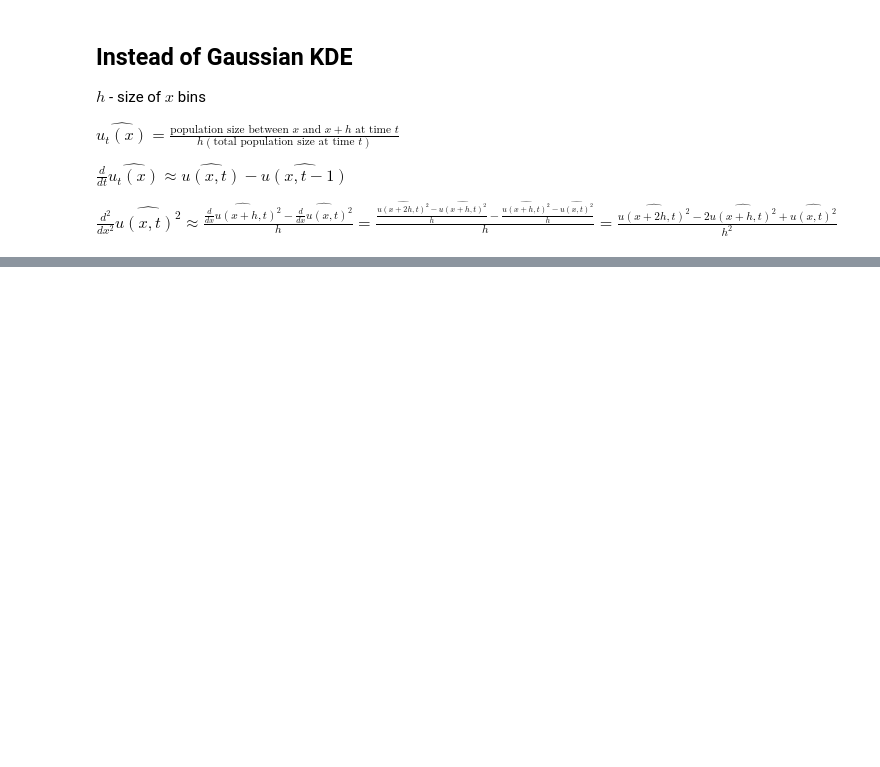
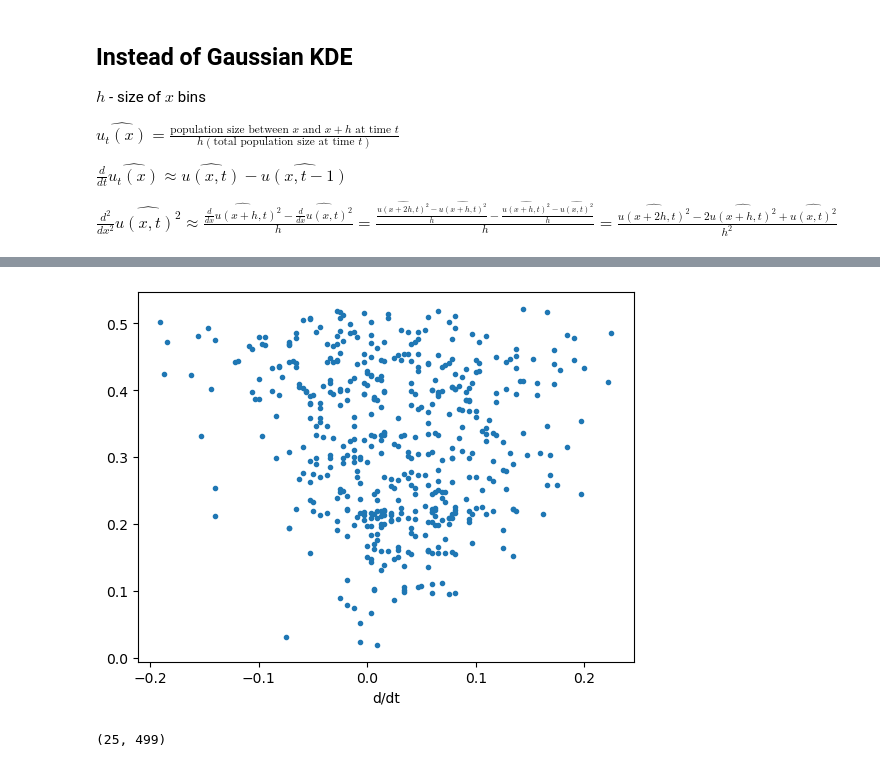
Before and after one commit to petrelharp/lineage_plotting, a Jupyter notebook: pme/test_pme.ipynb, the cells around one changed output, grey strips where cells are left out. Saved outputs shown, nothing was run; the diff lists cells and outputs as text; code cells hidden in the pictures; blank space fills up the shorter version.

```diff
--- a/pme/test_pme.ipynb
+++ b/pme/test_pme.ipynb
@@ -191,35 +201,31 @@ And both for $i = 0, 1, ..., n_x - 3$ and $j = 1, 2, ..., n_t - 1$
 # %%
-sigma = 0.2
-
 nx = np.shape(uhat)[0]
 nt = np.shape(uhat)[1]
 
-i_vals = np.arange(0, nx - 2)
+i_vals = np.arange(1, nx - 1)
 j_vals = np.arange(1, nt)
 
-x_vals = np.empty(len(i_vals)*len(j_vals))
-t_vals = np.empty(len(i_vals)*len(j_vals))
+x_vals = np.empty([len(i_vals),len(j_vals)])
+t_vals = np.empty([len(i_vals),len(j_vals)])
 
-lhs = np.empty(len(i_vals)*len(j_vals))
-rhs = np.empty(len(i_vals)*len(j_vals))
+lhs = np.empty([len(i_vals),len(j_vals)])
+rhs = np.empty([len(i_vals),len(j_vals)])
 
-index = 0
-for i in i_vals:
-    for j in j_vals:
+for i_index, i in enumerate(i_vals):
+    for j_index, j in enumerate(j_vals):
         x = x_bins[i]
         t = t_bins[j]
 
         uhatt = uhat[i, j]
         uhattm1  = uhat[i, j-1]
 
-        ddt = uhattm1 - uhatt
+        ddt = (uhattm1 - uhatt)
 
-        d2dx2 = (uhat[i + 2, j]**2 - 2*uhat[i + 1, j]**2 + uhat[i, j]**2)/h**2
+        d2dx2 = (uhat[i + 1, j]**2 - 2*uhat[i, j]**2 + uhat[i - 1, j]**2)/h**2
 
-        x_vals[index] = x
-        t_vals[index] = t
+        x_vals[i_index, j_index] = x
+        t_vals[i_index, j_index] = t
 
-        lhs[index] = ddt
-        rhs[index] = (sigma**2/2)*d2dx2 + uhatt*(1 - uhatt)
-
-        index += 1
+        lhs[i_index, j_index] = ddt
+        #rhs[index] = dt*((sigma**2/2)*d2dx2 + uhatt*(1 - uhatt))
+        rhs[i_index, j_index] = dt*(sigma**2/2)*d2dx2 + uhatt*(np.exp(-dt*(2*uhatt - 1)) - np.exp(-dt*uhatt))
@@ -231,0 +243,3 @@ plt.show()
+# %%
+sum_lhs = np.sum(lhs, axis = 0)
+sum_rhs = np.sum(rhs, axis = 0)
@@ -231,0 +272,11 @@ plt.show()
+# %%
+fig, ax = plt.subplots()
+ax.plot(sum_lhs, sum_rhs, '.')
+ax.set_xlabel("d/dt")
+plt.show()
+# %% [output]
+[figure, added]
+# %%
+np.shape(uhat)
+# %% [output]
+(25, 499)
```
Also changed, not shown: parts of 21 cells of this notebook, 1 other file.
